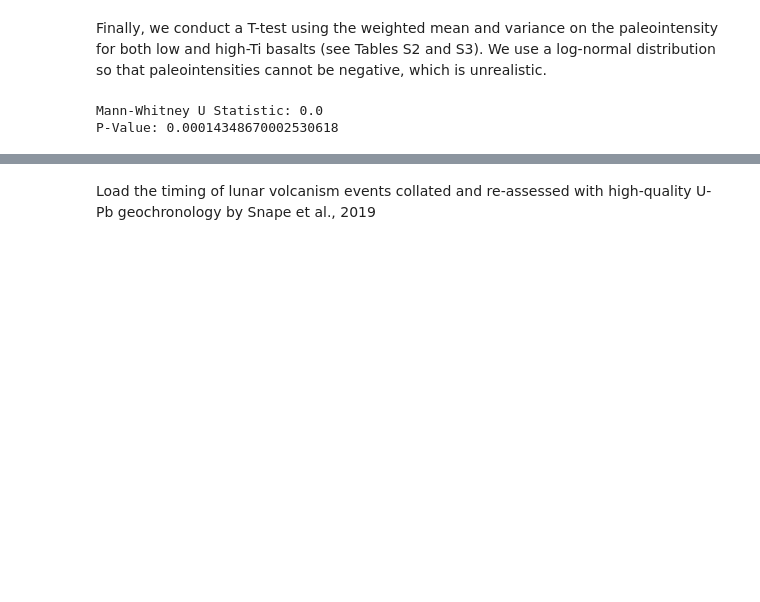
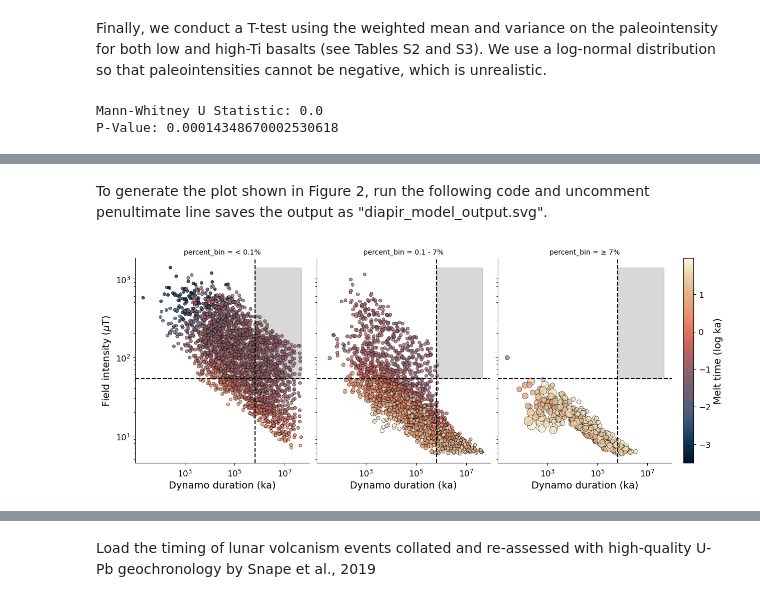
Before and after one commit to TinySpaceMagnet/LunarDynamo, a Jupyter notebook: Main_Text_Figures.ipynb, the cells around one changed output, grey strips where cells are left out. Saved outputs shown, nothing was run; the diff lists cells and outputs as text; code cells hidden in the pictures; blank space fills up the shorter version.

```diff
--- a/Main_Text_Figures.ipynb
+++ b/Main_Text_Figures.ipynb
@@ -537,0 +379,79 @@ P-Value: 0.00014348670002530618
+# %% [markdown]
+To generate the plot shown in Figure 2, run the following code and uncomment penultimate line saves the output as "diapir_model_output.svg".
+# %%
+# === Step 1: Filter data and remove percent_on = 100 ===
+df = properties_df[properties_df['percent_on'] < 100].copy()
+
+# === Step 2: Downsample to 5000 random points ===
+sample_size = 5000
+if len(df) > sample_size:
+    df = df.sample(n=sample_size, random_state=42).copy()  # Random seed for reproducibility
+
+# === Step 3: Log-transform av_melt and handle zeros ===
+df['av_melt_log'] = np.log10(df['av_melt'].clip(lower=1e-10))
+
+# === Step 4: Create percent_on bins ===
+df['percent_bin'] = pd.cut(
+    df['percent_on'],
+    bins=[-np.inf, 0.1, 7, np.inf],
+    labels=["< 0.1%", "0.1 - 7%", "≥ 7%"]
+)
+
+# === Step 5: Size scaling (non-log) ===
+size_min = 20
+size_max = 200
+percent_on_clip = df['percent_on'].clip(lower=1e-10)
+size_scaled = (percent_on_clip - percent_on_clip.min()) / (percent_on_clip.max() - percent_on_clip.min())
+df['size_scaled'] = size_min + size_scaled * (size_max - size_min)
+
+# === Step 6: Faceted scatter plot ===
+g = sns.relplot(
+    data=df,
+    x="total_on", y="max_B",
+    hue="av_melt_log",
+    size="size_scaled",
+    sizes=(size_min, size_max),
+    col="percent_bin",
+    kind="scatter",
+    palette=SCM8.lipari,
+    alpha=0.75,
+    edgecolor="k",
+    linewidth=0.5,
+    height=5, aspect=1,
+    legend=False
+)
+
+# === Step 7: Threshold lines and shaded polygon ===
+x_thresh = 0.664e6
+y_thresh = 53
+
+for ax in g.axes.flat:
+    ax.axvline(x=x_thresh, color='black', linestyle='--', linewidth=1.5)
+    ax.axhline(y=y_thresh, color='black', linestyle='--', linewidth=1.5)
+    polygon_x = [x_thresh, df['total_on'].max(), df['total_on'].max(), x_thresh]
+    polygon_y = [y_thresh, y_thresh, df['max_B'].max(), df['max_B'].max()]
+    ax.fill(polygon_x, polygon_y, color='grey', alpha=0.3, zorder=0)
+    ax.set_xscale("log")
+    ax.set_yscale("log")
+    ax.set_xlabel("Dynamo duration (ka)", fontsize = 14)
+    ax.set_ylabel("Field intensity ($\mu$T)", fontsize = 14)
+    ax.tick_params(labelsize=12)
+
+# === Step 8: Shared colorbar ===
+g.fig.subplots_adjust(right=0.82)
+
+norm = plt.Normalize(df['av_melt_log'].min(), df['av_melt_log'].max())
+sm = plt.cm.ScalarMappable(cmap=SCM8.lipari, norm=norm)
+sm.set_array([])
+
+cbar = g.fig.colorbar(sm, ax=g.axes.ravel().tolist(), orientation="vertical",
+                      fraction=0.05, pad=0.02)
+cbar.set_label("Melt time (log ka)", fontsize = 14)
+cbar.ax.tick_params(labelsize=12)
+
+# Optional save
+#plt.savefig('diapir_model_output.svg', format='svg')
+
+plt.show()
+# %% [output]
+[figure, added]
```
Also changed, not shown: parts of 37 cells of this notebook.
